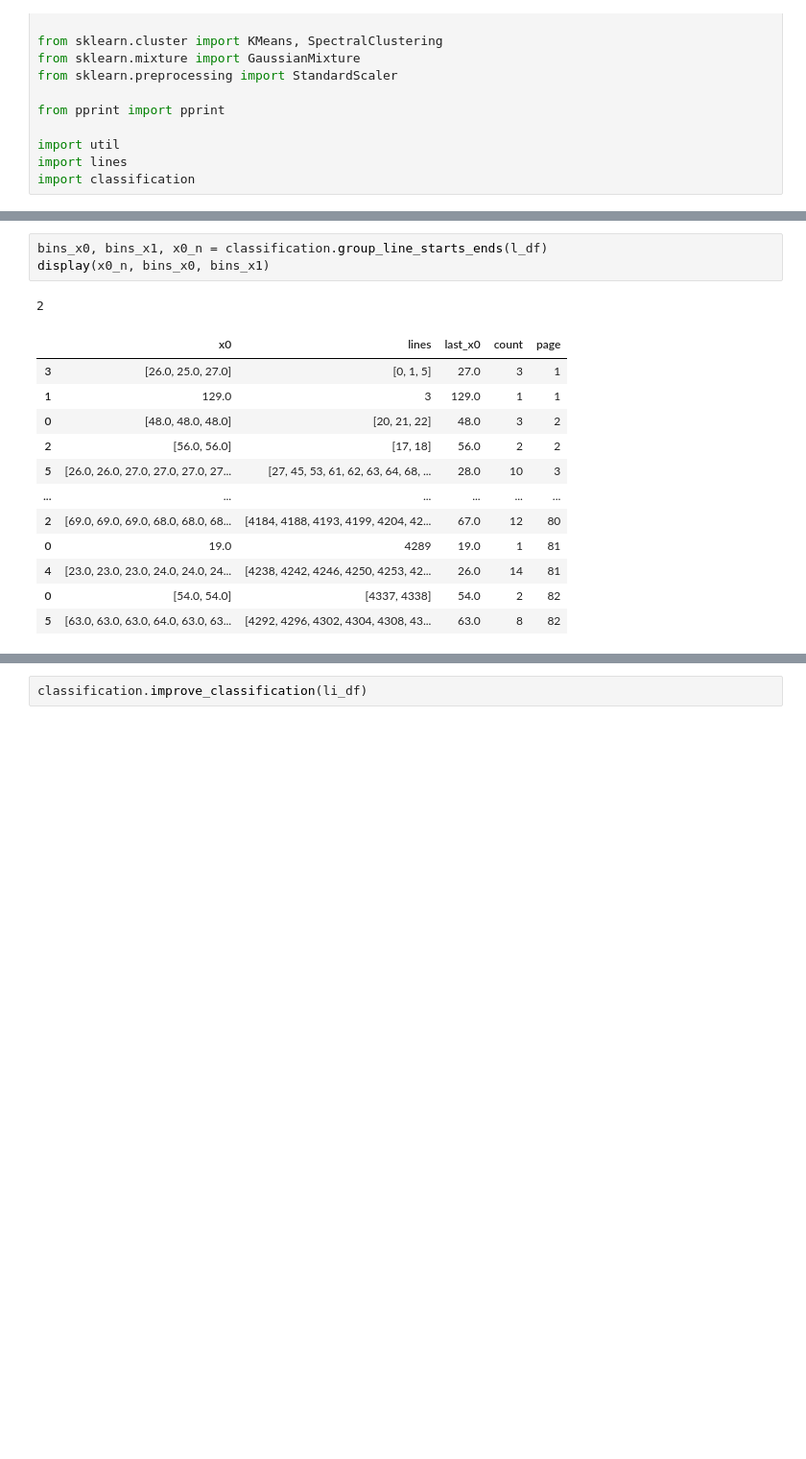
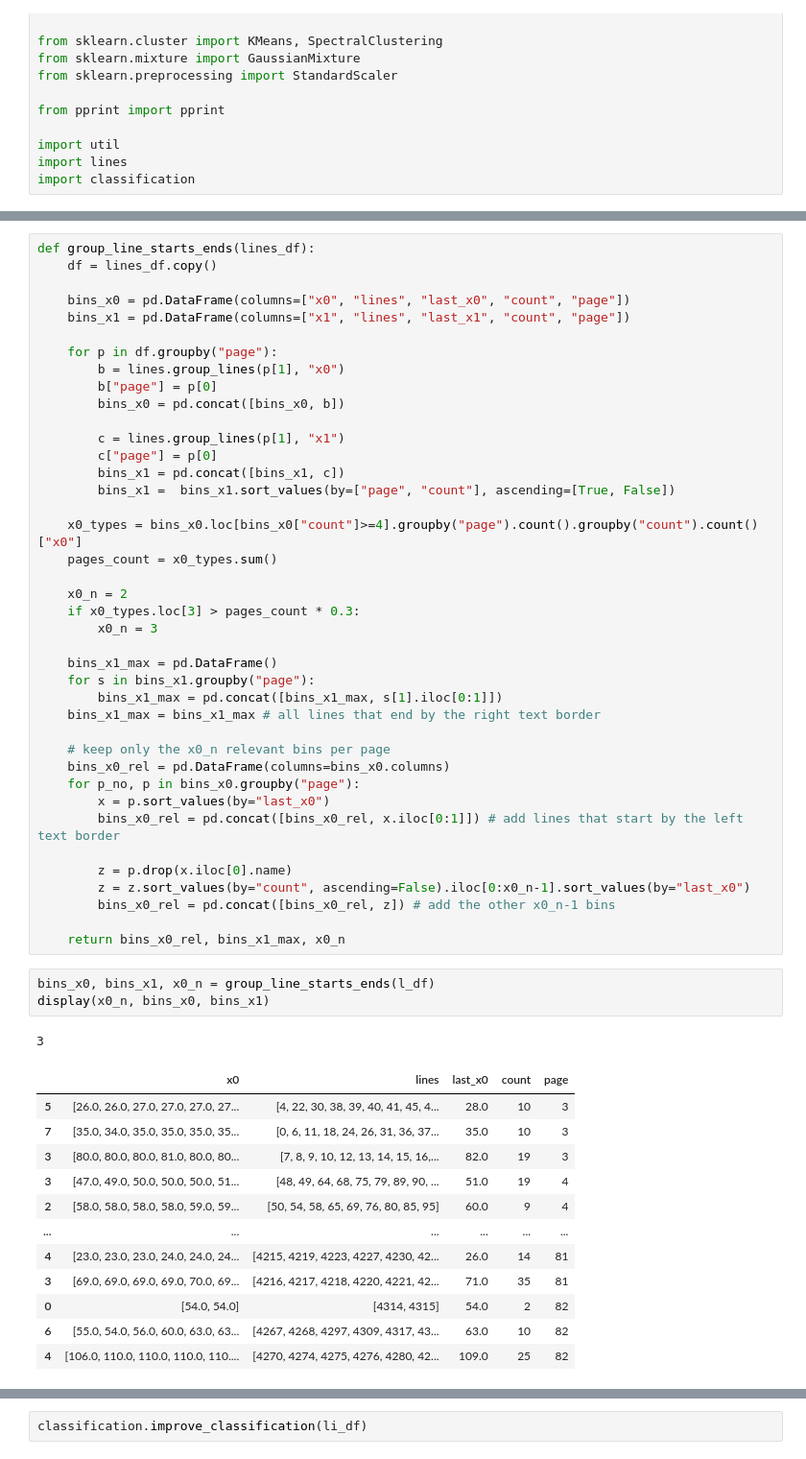
Before and after one commit to jeusa/indexex, a Jupyter notebook: code/index_extraction.ipynb, the cells around one changed output, grey strips where cells are left out. Shown at 96% size. Cells and saved outputs as stored; diff of their text form; blank space fills up the shorter version.

```diff
--- a/code/index_extraction.ipynb
+++ b/code/index_extraction.ipynb
@@ -58,17 +59,57 @@ Finished reading 82 page(s)
+# %%
+def group_line_starts_ends(lines_df):
+    df = lines_df.copy()
+
+    bins_x0 = pd.DataFrame(columns=["x0", "lines", "last_x0", "count", "page"])
+    bins_x1 = pd.DataFrame(columns=["x1", "lines", "last_x1", "count", "page"])
+
+    for p in df.groupby("page"):
+        b = lines.group_lines(p[1], "x0")
+        b["page"] = p[0]
+        bins_x0 = pd.concat([bins_x0, b])
+
+        c = lines.group_lines(p[1], "x1")
+        c["page"] = p[0]
+        bins_x1 = pd.concat([bins_x1, c])
+        bins_x1 =  bins_x1.sort_values(by=["page", "count"], ascending=[True, False])
+
+    x0_types = bins_x0.loc[bins_x0["count"]>=4].groupby("page").count().groupby("count").count()["x0"]
+    pages_count = x0_types.sum()
+
+    x0_n = 2
+    if x0_types.loc[3] > pages_count * 0.3:
+        x0_n = 3
+
+    bins_x1_max = pd.DataFrame()
+    for s in bins_x1.groupby("page"):
+        bins_x1_max = pd.concat([bins_x1_max, s[1].iloc[0:1]])
+    bins_x1_max = bins_x1_max # all lines that end by the right text border
+
+    # keep only the x0_n relevant bins per page
+    bins_x0_rel = pd.DataFrame(columns=bins_x0.columns)
+    for p_no, p in bins_x0.groupby("page"):
+        x = p.sort_values(by="last_x0")
+        bins_x0_rel = pd.concat([bins_x0_rel, x.iloc[0:1]]) # add lines that start by the left text border
+
+        z = p.drop(x.iloc[0].name)
+        z = z.sort_values(by="count", ascending=False).iloc[0:x0_n-1].sort_values(by="last_x0")
+        bins_x0_rel = pd.concat([bins_x0_rel, z]) # add the other x0_n-1 bins
+
+    return bins_x0_rel, bins_x1_max, x0_n
 # %%
-bins_x0, bins_x1, x0_n = classification.group_line_starts_ends(l_df)
+bins_x0, bins_x1, x0_n = group_line_starts_ends(l_df)
 display(x0_n, bins_x0, bins_x1)
 # %% [output]
-2
+3
 |  | x0 | lines | last_x0 | count | page |
-| 3 | [26.0, 25.0, 27.0] | [0, 1, 5] | 27.0 | 3 | 1 |
-| 1 | 129.0 | 3 | 129.0 | 1 | 1 |
-| 0 | [48.0, 48.0, 48.0] | [20, 21, 22] | 48.0 | 3 | 2 |
-| 2 | [56.0, 56.0] | [17, 18] | 56.0 | 2 | 2 |
-| 5 | [26.0, 26.0, 27.0, 27.0, 27.0, 27... | [27, 45, 53, 61, 62, 63, 64, 68, ... | 28.0 | 10 | 3 |
+| 5 | [26.0, 26.0, 27.0, 27.0, 27.0, 27... | [4, 22, 30, 38, 39, 40, 41, 45, 4... | 28.0 | 10 | 3 |
+| 7 | [35.0, 34.0, 35.0, 35.0, 35.0, 35... | [0, 6, 11, 18, 24, 26, 31, 36, 37... | 35.0 | 10 | 3 |
+| 3 | [80.0, 80.0, 80.0, 81.0, 80.0, 80... | [7, 8, 9, 10, 12, 13, 14, 15, 16,... | 82.0 | 19 | 3 |
+| 3 | [47.0, 49.0, 50.0, 50.0, 50.0, 51... | [48, 49, 64, 68, 75, 79, 89, 90, ... | 51.0 | 19 | 4 |
+| 2 | [58.0, 58.0, 58.0, 58.0, 59.0, 59... | [50, 54, 58, 65, 69, 76, 80, 85, 95] | 60.0 | 9 | 4 |
 | ... | ... | ... | ... | ... | ... |
-| 2 | [69.0, 69.0, 69.0, 68.0, 68.0, 68... | [4184, 4188, 4193, 4199, 4204, 42... | 67.0 | 12 | 80 |
-| 0 | 19.0 | 4289 | 19.0 | 1 | 81 |
-| 4 | [23.0, 23.0, 23.0, 24.0, 24.0, 24... | [4238, 4242, 4246, 4250, 4253, 42... | 26.0 | 14 | 81 |
-| 0 | [54.0, 54.0] | [4337, 4338] | 54.0 | 2 | 82 |
-| 5 | [63.0, 63.0, 63.0, 64.0, 63.0, 63... | [4292, 4296, 4302, 4304, 4308, 43... | 63.0 | 8 | 82 |
+| 4 | [23.0, 23.0, 23.0, 24.0, 24.0, 24... | [4215, 4219, 4223, 4227, 4230, 42... | 26.0 | 14 | 81 |
+| 3 | [69.0, 69.0, 69.0, 69.0, 70.0, 69... | [4216, 4217, 4218, 4220, 4221, 42... | 71.0 | 35 | 81 |
+| 0 | [54.0, 54.0] | [4314, 4315] | 54.0 | 2 | 82 |
+| 6 | [55.0, 54.0, 56.0, 60.0, 63.0, 63... | [4267, 4268, 4297, 4309, 4317, 43... | 63.0 | 10 | 82 |
+| 4 | [106.0, 110.0, 110.0, 110.0, 110.... | [4270, 4274, 4275, 4276, 4280, 42... | 109.0 | 25 | 82 |
```
Also changed, not shown: parts of 15 cells of this notebook, 4 other files.
